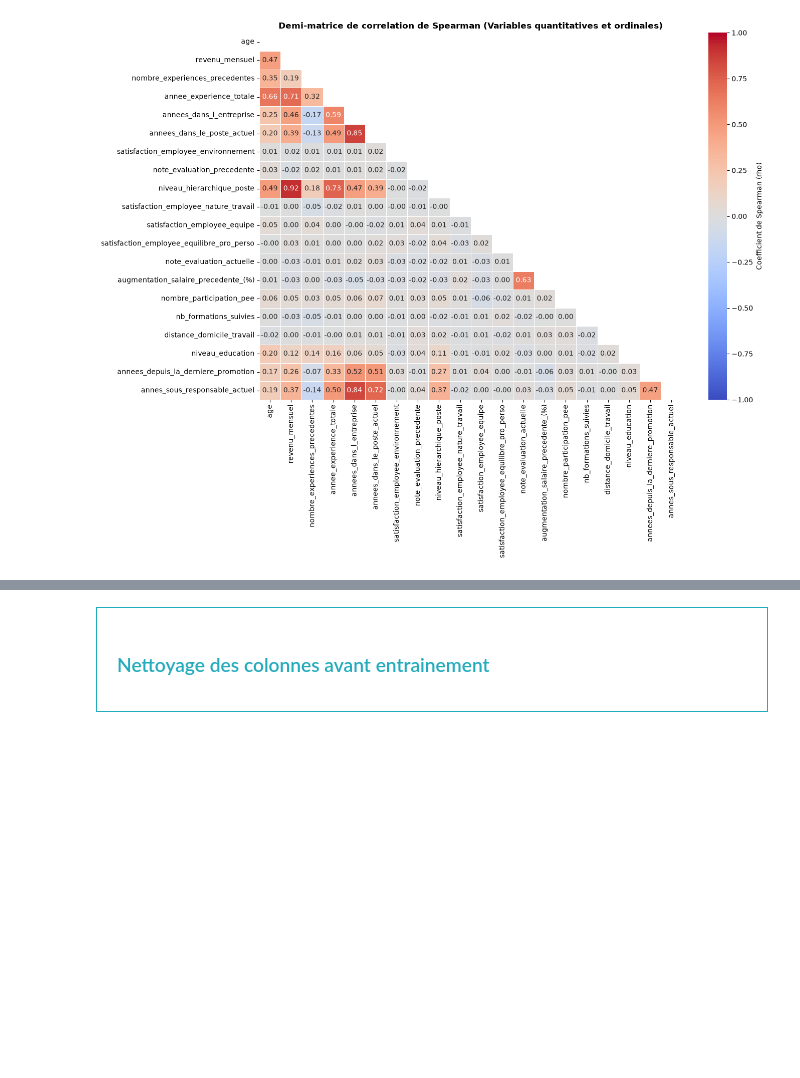
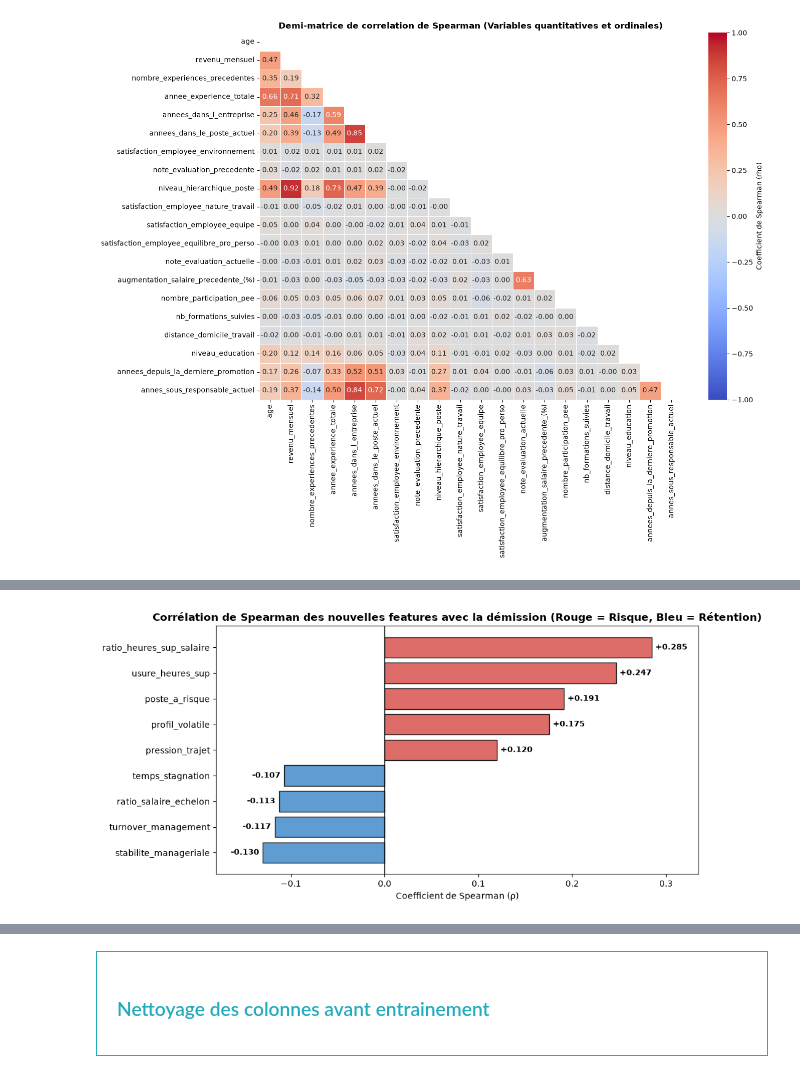
Before and after one commit to Alexis-h2/P4_OC_Classification_RH_turn_over, a Jupyter notebook: Hernandez_Alexis_1_notebook_112026.ipynb, the cells around one changed output, grey strips where cells are left out. Cells and saved outputs as stored; diff of their text form; code cells hidden in the pictures; blank space fills up the shorter version.

```diff
--- a/Hernandez_Alexis_1_notebook_112026.ipynb
+++ b/Hernandez_Alexis_1_notebook_112026.ipynb
@@ -587,8 +779,0 @@ TotalGHGEmissions : Émissions totales de gaz à effet de serre en tonnes équiv
-# %%
-# On vérifie la qualité des variables selectionnées :
-targets = ['SiteEnergyUse(kBtu)', 'TotalGHGEmissions']
-
-for col in targets:
-    nans = df_non_residential[col].isna().sum()
-    zeros = (df_non_residential[col] <= 0).sum()
-    print(f"{col} -> Valeurs manquantes (NaN) : {nans} | Valeurs <= 0 : {zeros}")
@@ -683,0 +877,57 @@ df_non_residential_log['TotalGHGEmissions_log'] = np.log1p(df_non_residential_lo
+# %%
+# Un spearman sur les nouvelles features
+# Liste complète des 9 nouvelles features (Bloc 1 + Bloc 2)
+nouvelles_features = [
+    "ratio_salaire_echelon",
+    "temps_stagnation",
+    "stabilite_manageriale",
+    "usure_heures_sup",
+    "ratio_heures_sup_salaire",
+    "poste_a_risque",
+    "pression_trajet",
+    "profil_volatile",
+    "turnover_management",
+]
+
+# Encodage temporaire de la cible en binaire (0/1) pour le calcul de corrélation
+cible_num = df_feature["a_quitte_l_entreprise"].map({"Oui": 1, "Non": 0})
+
+# Calcul de la corrélation de Spearman entre les nouvelles features et la variable cible
+corrs_fe = (
+    df_feature[nouvelles_features]
+    .apply(lambda col: col.corr(cible_num, method="spearman"))
+    .sort_values()
+)
+
+plt.figure(figsize=(10, 5))
+couleurs = ["#d9534f" if val > 0 else "#428bca" for val in corrs_fe.values]
+bars = plt.barh(corrs_fe.index, corrs_fe.values, color=couleurs, edgecolor="black", alpha=0.85)
+
+plt.axvline(0, color="black", linewidth=1)
+plt.title(
+    "Corrélation de Spearman des nouvelles features avec la démission (Rouge = Risque, Bleu = Rétention)",
+    fontsize=12,
+    fontweight="bold",
+)
+plt.xlabel("Coefficient de Spearman (ρ)")
+plt.xlim(corrs_fe.min() - 0.05, corrs_fe.max() + 0.05)
+
+# Affichage des valeurs exactes au bout des barres
+for bar in bars:
+    largeur = bar.get_width()
+    align = "left" if largeur >= 0 else "right"
+    decalage = 0.004 if largeur >= 0 else -0.004
+    plt.text(
+        largeur + decalage,
+        bar.get_y() + bar.get_height() / 2,
+        f"{largeur:+.3f}",
+        va="center",
+        ha=align,
+        fontsize=9,
+        fontweight="bold",
+    )
+
+plt.tight_layout()
+plt.show()
+# %% [output]
+[figure, added]
```
Also changed, not shown: parts of 25 cells of this notebook, 3 other files.
